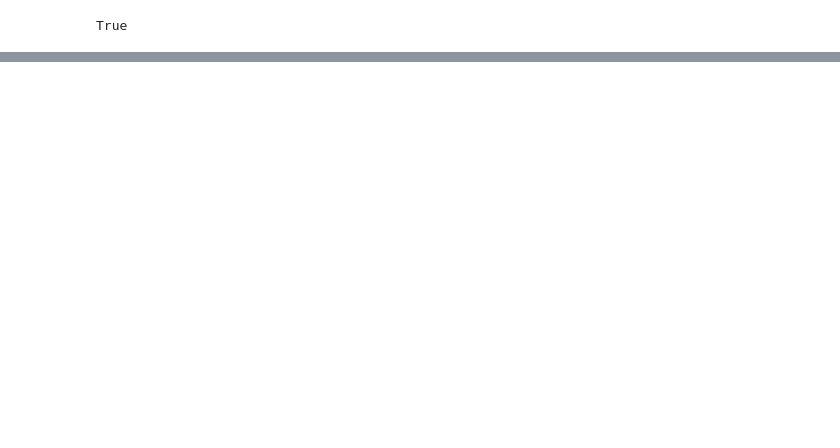
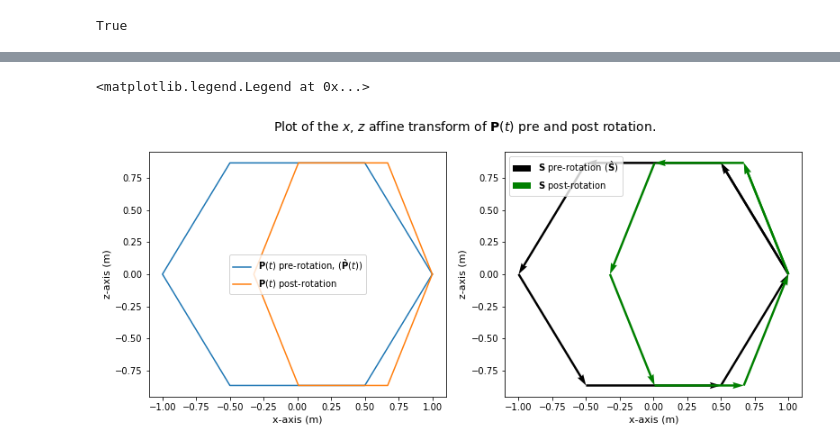
Before and after one commit to jordandll/Electromagnetism, a Jupyter notebook: Solenoids.ipynb, the cells around one changed output, grey strips where cells are left out. Saved outputs shown, nothing was run; the diff lists cells and outputs as text; code cells hidden in the pictures; blank space fills up the shorter version.

```diff
--- a/Solenoids.ipynb
+++ b/Solenoids.ipynb
@@ -674,0 +678,31 @@ ax[1].legend()
+# %%
+# Plot of the x,z affine transform of P(t) and the associated vector field, S, pre and post rotation.
+grave_P_x = r * np.cos(theta)
+P_x = grave_P_x * np.cos(varphi) + r *(1 - np.cos(varphi))
+
+# Create figure and axes objects.
+fig, ax = plt.subplots(1, 2, figsize=(13,5))
+fig.suptitle(r'Plot of the $x$, $z$ affine transform of $\mathbf{P}(t)$ pre and post rotation.', size=14)
+
+# Configure the left axes.
+ax[0].set_xlabel('x-axis (m)', size = 11)
+ax[0].set_ylabel('z-axis (m)', size = 11)
+
+# Plot the graph given by P(t) and grave_P(t).
+ax[0].plot(grave_P_x, P_z, label=r'$\mathbf{P}(t)$ pre-rotation, ($\mathbf{\grave{P}}(t)$)')
+ax[0].plot(P_x, P_z, label=r'$\mathbf{P}(t)$ post-rotation')
+ax[0].legend()
+
+# Configure the right axes.
+ax[1].set_xlabel('x-axis (m)', size = 11)
+ax[1].set_ylabel('z-axis (m)', size = 11)
+
+# Plot the vector fields, S and grave_S.
+ax[1].quiver(grave_P_x, P_z, grave_x, z, angles='xy', scale=6.0,scale_units='xy', \
+             label=r'$\mathbf{S}$ pre-rotation ($\mathbf{\grave{S}}$)')
+ax[1].quiver(P_x, P_z, x, z, angles='xy', scale=6.0, scale_units='xy', color='g', \
+             label = r'$\mathbf{S}$ post-rotation')
+ax[1].legend()
+# %% [output]
+<matplotlib.legend.Legend at 0x...>
+[figure, added]
```
Also changed, not shown: parts of 3 cells of this notebook.
